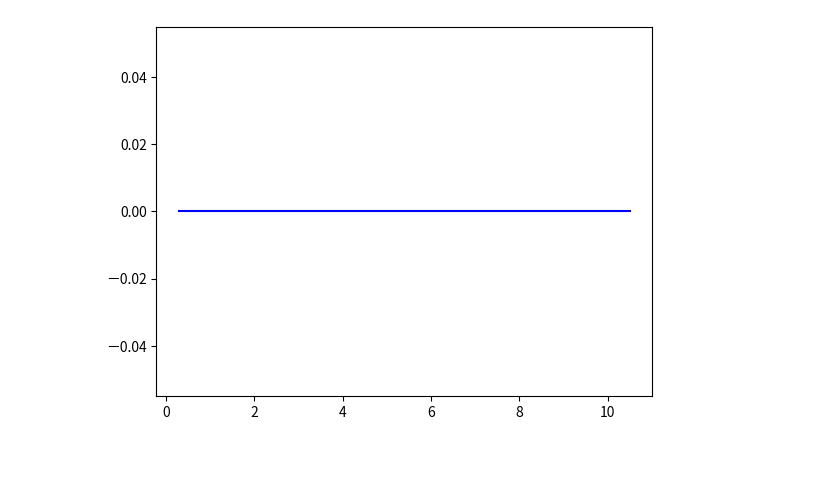
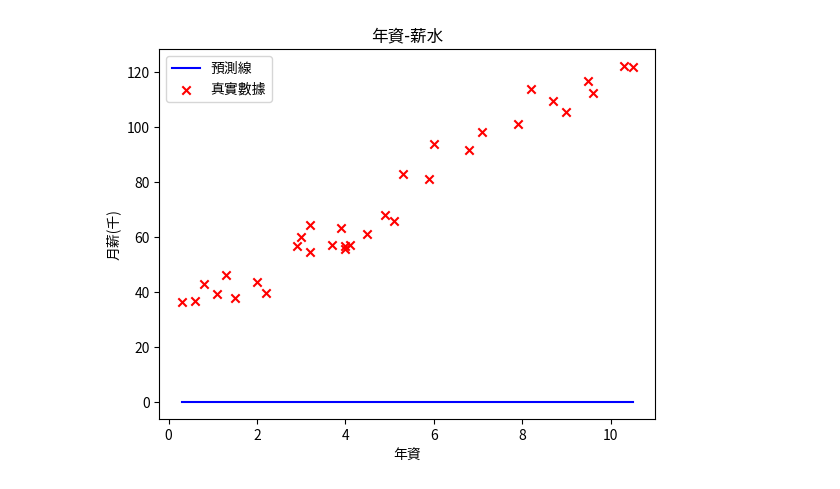
Before and after one commit to William3265/-, a Jupyter notebook: 環境建置.ipynb, the cells around one changed output. Drawn from its saved outputs; the diff is of its cells as text; code cells hidden in the pictures; blank space fills up the shorter version.

```diff
--- a/環境建置.ipynb
+++ b/環境建置.ipynb
@@ -41,8 +41,16 @@ plt.show()
 # %%
 w=0
 b=0
+#預測線
 y_pred = x*w+b
-plt.plot(x, y_pred, color="blue")
+plt.plot(x, y_pred, color="blue", label="預測線")
+#將x,y圖疊上來
+plt.scatter(x,y, marker="x", color="red", label="真實數據")
+plt.title("年資-薪水")
+plt.xlabel("年資")
+plt.ylabel("月薪(千)")
+#=============
+plt.legend()
 plt.show()
 # %% [output]
-[figure, old version]
+[figure, new version]
```
Also changed, not shown: parts of 11 cells of this notebook.
